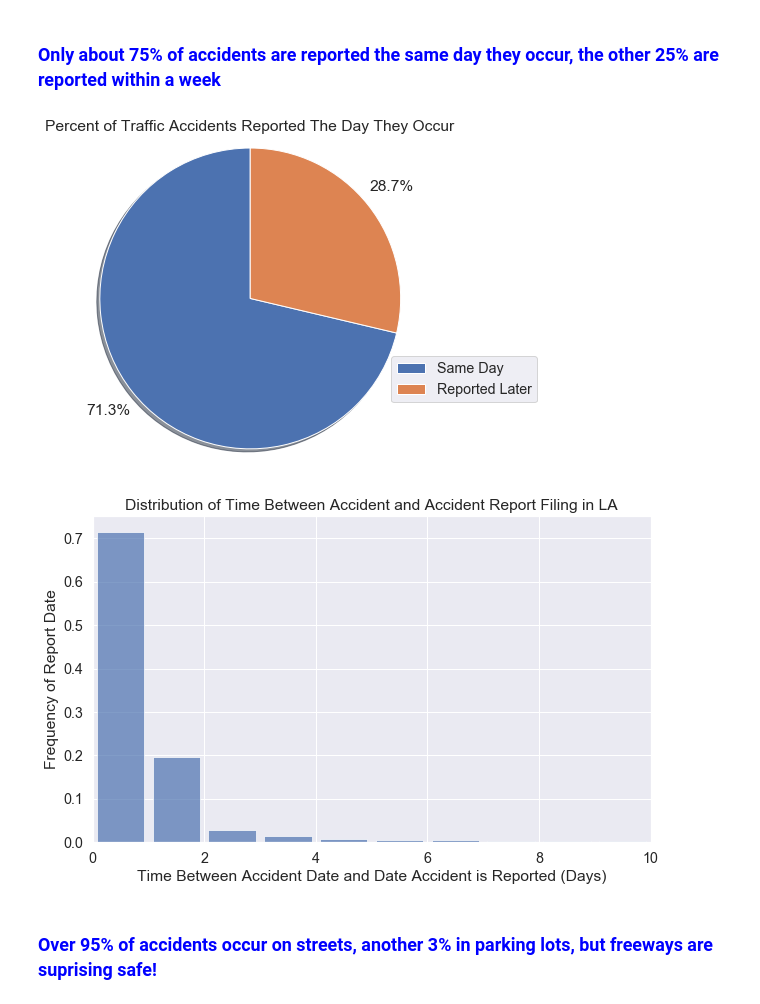
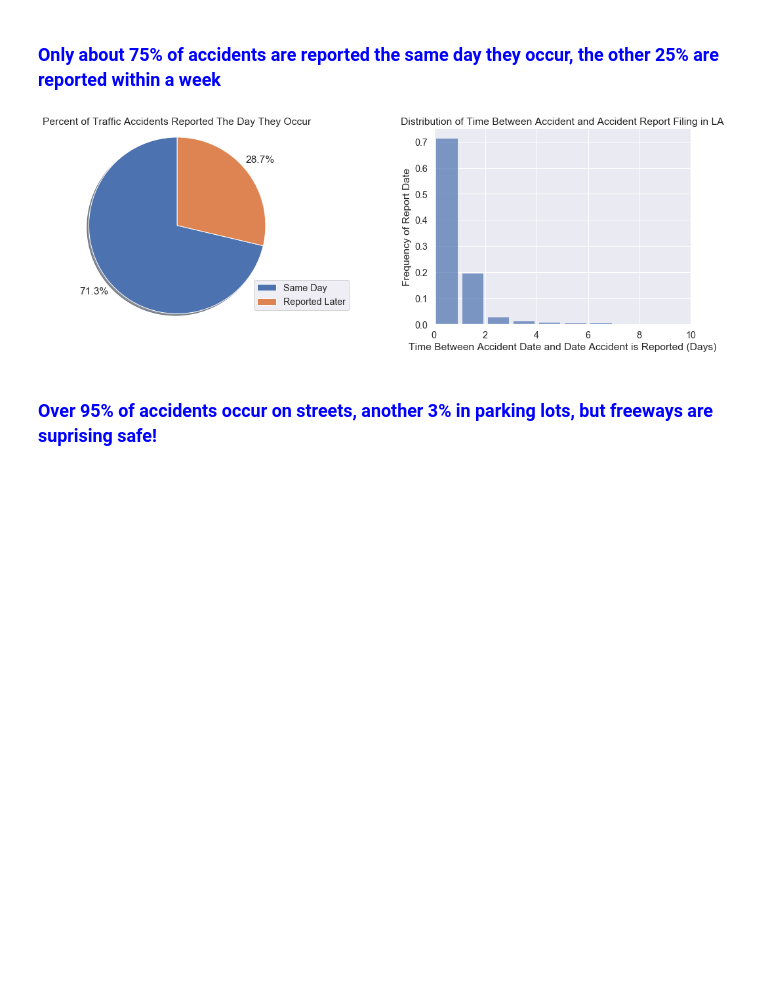
Before and after one commit to Nlaurita/Analysis_of_LA_Traffic_Collisions, a Jupyter notebook: LA Collision Analysis.ipynb, the cells around one changed output. Saved outputs shown, nothing was run; the diff lists cells and outputs as text; code cells hidden in the pictures; blank space fills up the shorter version.

```diff
--- a/LA Collision Analysis.ipynb
+++ b/LA Collision Analysis.ipynb
@@ -324,48 +261,78 @@ See the caveats in the documentation: http://pandas.pydata.org/pandas-docs/stabl
 #---This is the total number of accidents obtained by the length of the collision_df dataframe---#
 total_accidents = len(collision_df)
 
 #---How many collisions were reported on the same day they occur?---#
 collision_date_df = collision_df[['date_reported', 'date_occurred']].reset_index()
 reported_same_day_df = collision_date_df[collision_date_df.date_reported == collision_date_df.date_occurred].reset_index()
 reported_same_day = len(reported_same_day_df)
 
 #---Calculate how many accidents were reported later---#
 reported_later = total_accidents - reported_same_day
 
-#---Form a list of our report data data---#
+#---Form a list and labels of our report data---#
 report_data = [reported_same_day, reported_later]
+report_label = ['Same Day', 'Reported Later']
+
+#---If they're not reported the same day then when are they reported?---#
+date_delta_df = collision_df[['date_delta']].reset_index()
+date_delta_df_100 = date_delta_df[date_delta_df.date_delta <= 100]
+
+#---Now we can plot this data---#
 
 #---Set Seaborn style & font size---#
 sns.set_style('darkgrid', {'xtick.bottom': True, 'ytick.left': True})
 sns.set_palette('Spectral')
 sns.set(font_scale=1.3)
 
-report_label = ['Same Day', 'Reported Later']
+#---Lets make two graphs to display this data---#
+fig, (ax1, ax2) = plt.subplots(2)
+fig.set_figheight(5.5)
+fig.set_figwidth(16)
 
-plt.figure(figsize=(6,6))
-plt.pie(report_data, labels = None, shadow = True, autopct='%1.1f%%', pctdistance = 1.2, startangle=90)
+#------This is a pie plot showing the percent of accidents which are reported the day they occur------#
+plt.subplot(121)
+ax1 = plt.pie(report_data, labels = None, shadow = True, autopct='%1.1f%%', pctdistance = 1.2, startangle=90)
 plt.title('Percent of Traffic Accidents Reported The Day They Occur')
-plt.legend(report_label,bbox_to_anchor=(0.9,0.35), loc="upper left")
+plt.legend(report_label,bbox_to_anchor=(0.78,0.25), loc="upper left")
 plt.ylabel("")
 plt.axis('equal')
-plt.show()
-plt.close('all')
 
-#---If they're not reported the same day then when are they reported?---#
-date_delta_df = collision_df[['date_delta']].reset_index()
-date_delta_df_100 = date_delta_df[date_delta_df.date_delta <= 100]
-
-plt.figure(figsize=(10,6))
-plt.hist(date_delta_df_100['date_delta'], bins=100, color='b', alpha=0.7, rwidth=0.85, density=True)
+#---This is a histogram showing the distribution of time between accident and report filing in days---#
+plt.subplot(122)
+ax2 = plt.hist(date_delta_df_100['date_delta'], bins=100, color='b', alpha=0.7, rwidth=0.85, density=True)
 plt.xlim(0, 10)
 plt.xlabel(f'Time Between Accident Date and Date Accident is Reported (Days)')
 plt.ylabel('Frequency of Report Date')
 plt.title(f'Distribution of Time Between Accident and Accident Report Filing in LA')
+
+#---Now adjust and show the plots---#
+plt.subplots_adjust(left = 0.05, wspace=0.5)
 plt.show()
+
+#---Lets save this figure and close out of it---#
+fig.savefig('Report_Filing.pdf', dpi=150)
 plt.close('all')
+
+#---Old versions of the figures---#
+#plt.figure(figsize=(6,6))
+#plt.pie(report_data, labels = None, shadow = True, autopct='%1.1f%%', pctdistance = 1.2, startangle=90)
+#plt.title('Percent of Traffic Accidents Reported The Day They Occur')
+#plt.legend(report_label,bbox_to_anchor=(0.9,0.35), loc="upper left")
+#plt.ylabel("")
+#plt.axis('equal')
+#plt.show()
+#plt.close('all')
+
+#plt.figure(figsize=(10,6))
+#plt.hist(date_delta_df_100['date_delta'], bins=100, color='b', alpha=0.7, rwidth=0.85, density=True)
+#plt.xlim(0, 10)
+#plt.xlabel(f'Time Between Accident Date and Date Accident is Reported (Days)')
+#plt.ylabel('Frequency of Report Date')
+#plt.title(f'Distribution of Time Between Accident and Accident Report Filing in LA')
+#plt.show()
+#plt.close('all')
 # %% [output]
-[figure, old version]
+[figure, new version]
-[figure, removed]
 # %% [markdown]
 ### <font  color=blue> Over 95% of accidents occur on streets, another 3% in parking lots, but freeways are suprising safe! </font>
 # %%
```
Also changed, not shown: parts of 20 cells of this notebook, 9 other files.
